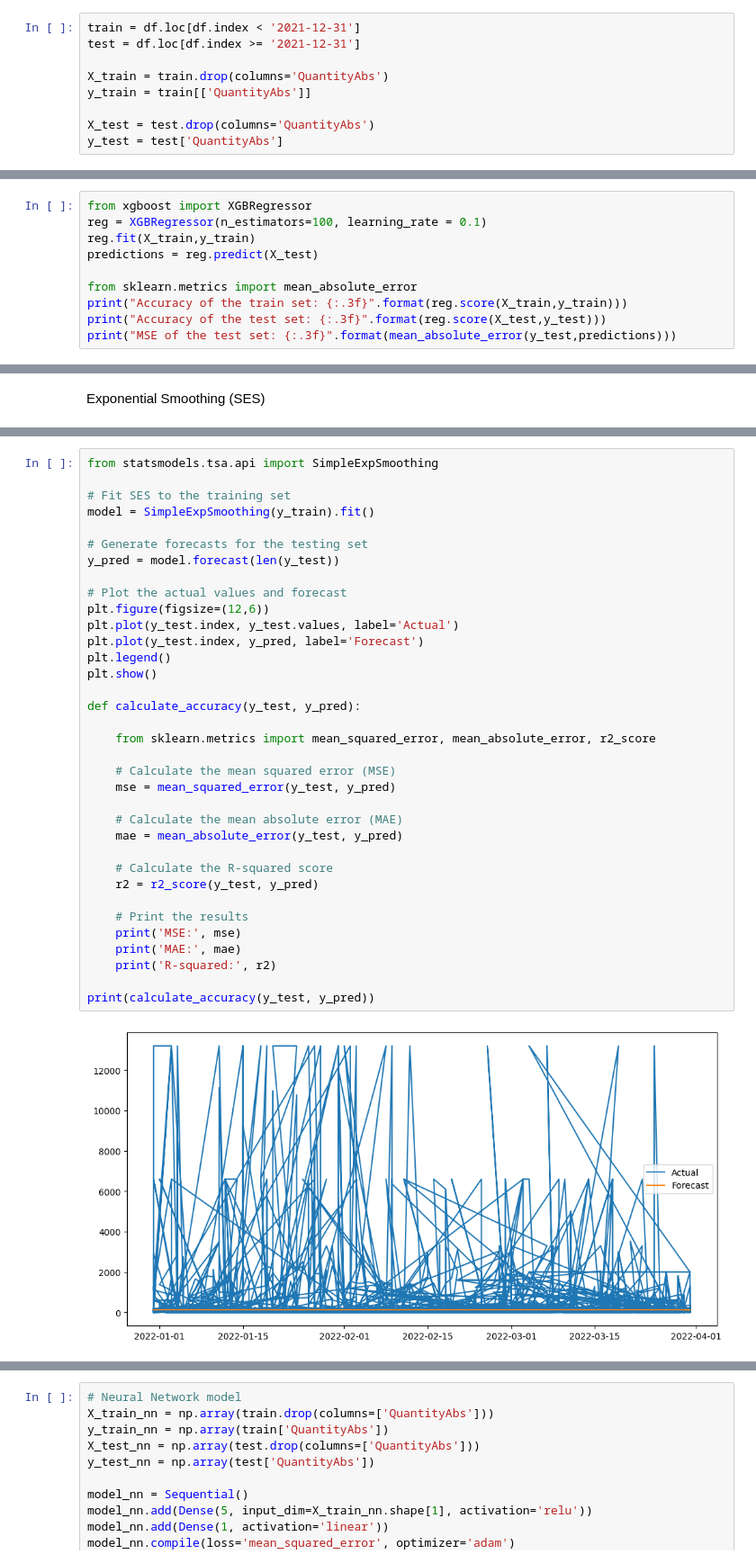
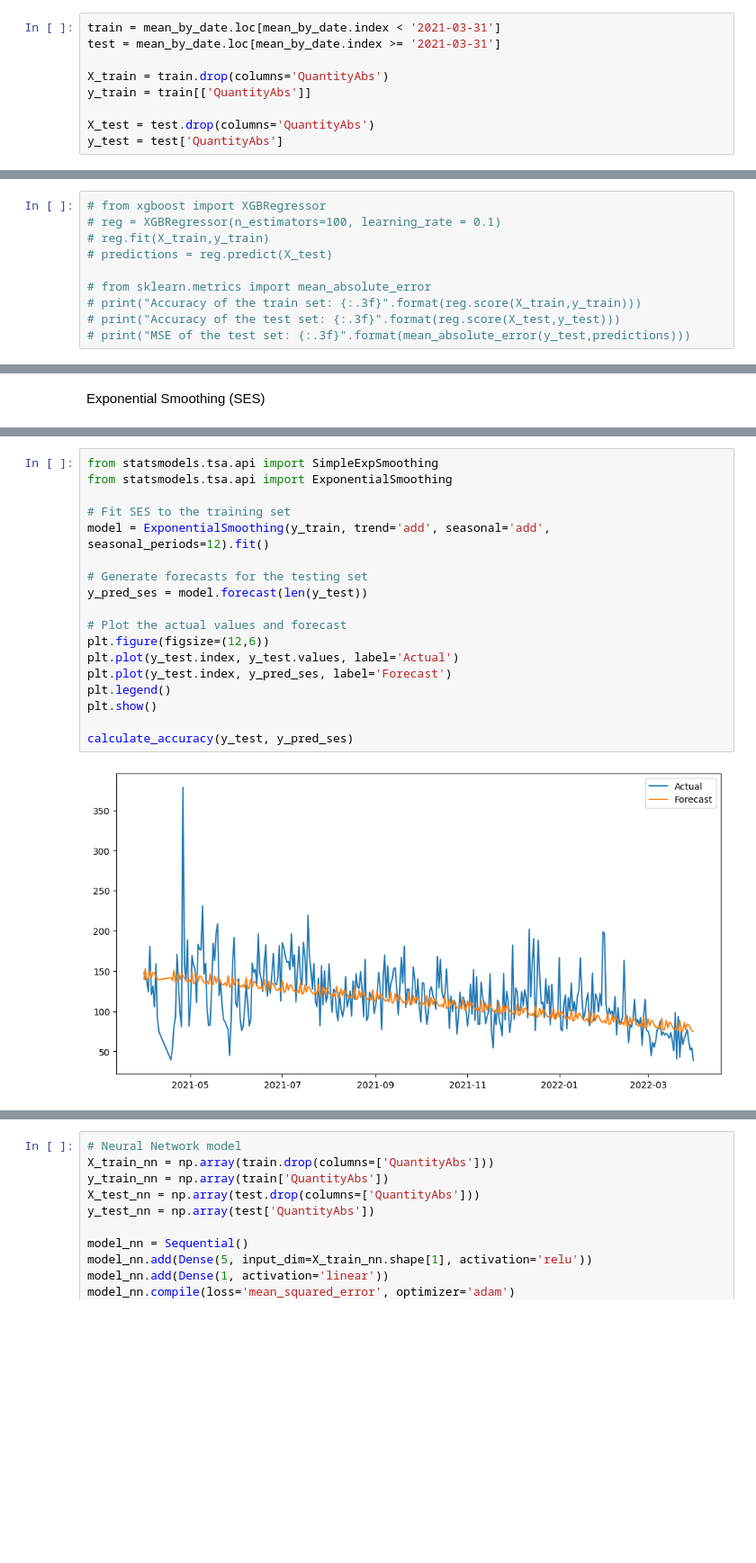
Before and after one commit to it21053528/Fiverr-Freelancing, a Jupyter notebook: anusha73k/forecast.ipynb, the cells around one changed output, grey strips where cells are left out. Shown at 90% size. Cells and saved outputs as stored; diff of their text form; blank space fills up the shorter version.

```diff
--- a/anusha73k/forecast.ipynb
+++ b/anusha73k/forecast.ipynb
@@ -223,6 +228,6 @@ monthly_data.to_csv('monthly_data.csv')
 # %%
-train = df.loc[df.index < '2021-12-31']
-test = df.loc[df.index >= '2021-12-31']
+train = mean_by_date.loc[mean_by_date.index < '2021-03-31']
+test = mean_by_date.loc[mean_by_date.index >= '2021-03-31']
 
 X_train = train.drop(columns='QuantityAbs')
 y_train = train[['QuantityAbs']]
@@ -273,10 +288,10 @@ def calculate_accuracy(y_true, y_pred):
 # %%
-from xgboost import XGBRegressor
-reg = XGBRegressor(n_estimators=100, learning_rate = 0.1)
-reg.fit(X_train,y_train)
-predictions = reg.predict(X_test)
+# from xgboost import XGBRegressor
+# reg = XGBRegressor(n_estimators=100, learning_rate = 0.1)
+# reg.fit(X_train,y_train)
+# predictions = reg.predict(X_test)
 
-from sklearn.metrics import mean_absolute_error
-print("Accuracy of the train set: {:.3f}".format(reg.score(X_train,y_train)))
-print("Accuracy of the test set: {:.3f}".format(reg.score(X_test,y_test)))
-print("MSE of the test set: {:.3f}".format(mean_absolute_error(y_test,predictions)))
+# from sklearn.metrics import mean_absolute_error
+# print("Accuracy of the train set: {:.3f}".format(reg.score(X_train,y_train)))
+# print("Accuracy of the test set: {:.3f}".format(reg.score(X_test,y_test)))
+# print("MSE of the test set: {:.3f}".format(mean_absolute_error(y_test,predictions)))
@@ -309,37 +359,20 @@ Exponential Smoothing (SES)
 # %%
 from statsmodels.tsa.api import SimpleExpSmoothing
+from statsmodels.tsa.api import ExponentialSmoothing
 
 # Fit SES to the training set
-model = SimpleExpSmoothing(y_train).fit()
+model = ExponentialSmoothing(y_train, trend='add', seasonal='add', seasonal_periods=12).fit()
 
 # Generate forecasts for the testing set
-y_pred = model.forecast(len(y_test))
+y_pred_ses = model.forecast(len(y_test))
 
 # Plot the actual values and forecast
 plt.figure(figsize=(12,6))
 plt.plot(y_test.index, y_test.values, label='Actual')
-plt.plot(y_test.index, y_pred, label='Forecast')
+plt.plot(y_test.index, y_pred_ses, label='Forecast')
 plt.legend()
 plt.show()
 
-def calculate_accuracy(y_test, y_pred):
-
-    from sklearn.metrics import mean_squared_error, mean_absolute_error, r2_score
-
-    # Calculate the mean squared error (MSE)
-    mse = mean_squared_error(y_test, y_pred)
-
-    # Calculate the mean absolute error (MAE)
-    mae = mean_absolute_error(y_test, y_pred)
-
-    # Calculate the R-squared score
-    r2 = r2_score(y_test, y_pred)
-
-    # Print the results
-    print('MSE:', mse)
-    print('MAE:', mae)
-    print('R-squared:', r2)
-
-print(calculate_accuracy(y_test, y_pred))
+calculate_accuracy(y_test, y_pred_ses)
 # %% [output]
-[figure, old version]
+[figure, new version]
```
Also changed, not shown: parts of 32 cells of this notebook, 1 other file.
